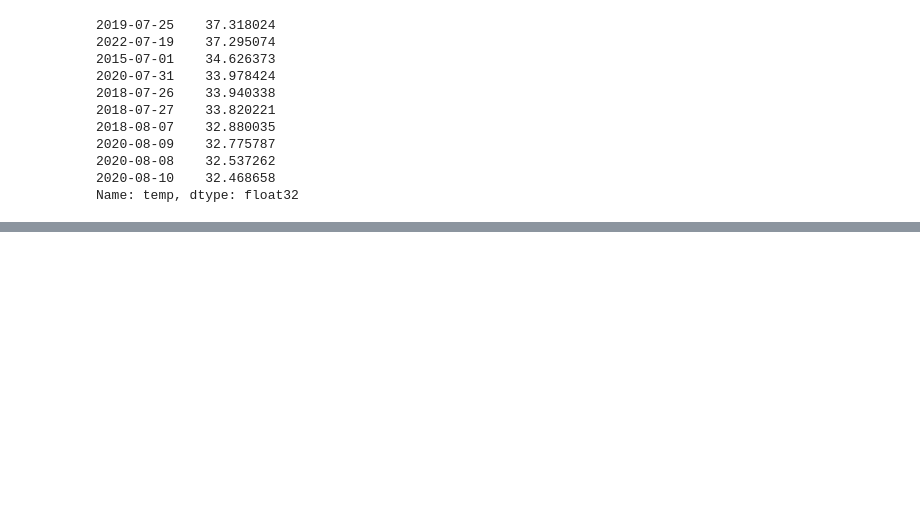
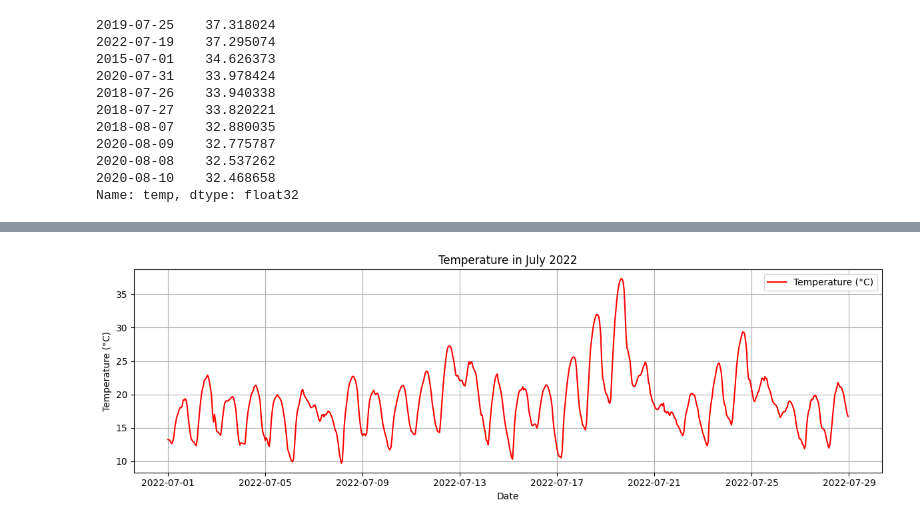
Before and after one commit to wiggle-bin/wiggle-research, a Jupyter notebook: wiggle-bin-weather-assesment.ipynb, the cells around one changed output, grey strips where cells are left out. Drawn from its saved outputs; the diff is of its cells as text; code cells hidden in the pictures; blank space fills up the shorter version.

```diff
--- a/wiggle-bin-weather-assesment.ipynb
+++ b/wiggle-bin-weather-assesment.ipynb
@@ -236,0 +320,12 @@ Name: temp, dtype: float32
+# %%
+plt.figure(figsize=(12, 4))
+plt.plot(jul_2022.index, jul_2022['temp'], label='Temperature (°C)', color='red')
+plt.title("Temperature in July 2022")
+plt.xlabel("Date")
+plt.ylabel("Temperature (°C)")
+plt.grid(True)
+plt.legend()
+plt.tight_layout()
+plt.show()
+# %% [output]
+[figure, added]
```
Also changed, not shown: parts of 12 cells of this notebook.
